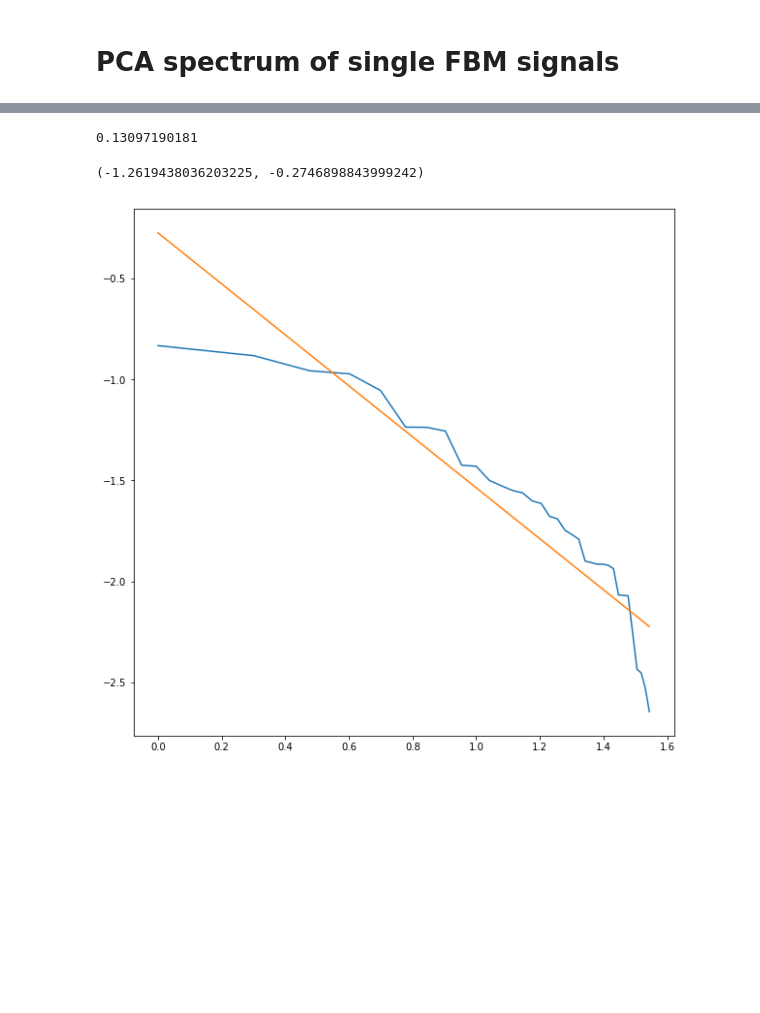
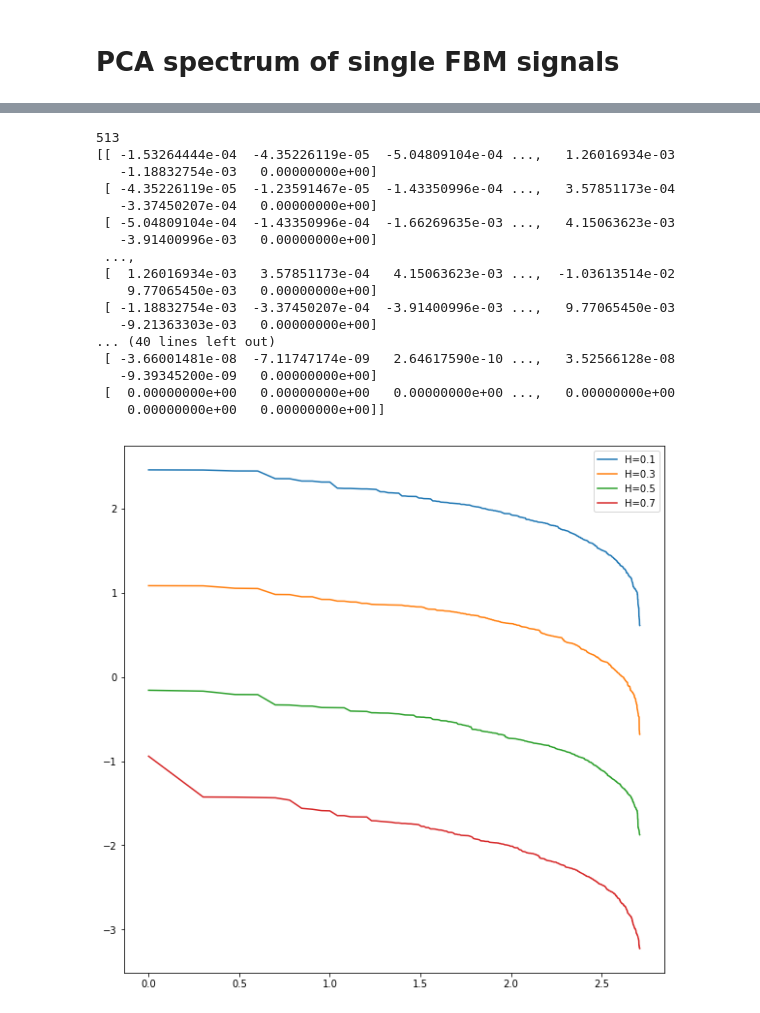
Before and after one commit to Agrim9/MultiFractal_Signal_Analysis, a Jupyter notebook: FBM_NB.ipynb, the cells around one changed output, grey strips where cells are left out. Saved outputs shown, nothing was run; the diff lists cells and outputs as text; code cells hidden in the pictures; blank space fills up the shorter version.

```diff
--- a/FBM_NB.ipynb
+++ b/FBM_NB.ipynb
@@ -203,6 +213,29 @@ plt.show()
-# %%
-get_wavelet_var('db10',0)
-# %% [output]
-0.13097190181
-(-1.2619438036203225, -0.2746898843999242)
-[figure, removed]
+# %%
+get_wavelet_var('haar',0.1)
+get_wavelet_var('haar',0.3)
+get_wavelet_var('haar',0.5)
+get_wavelet_var('haar',0.7)
+
+plt.legend(['H=0.1','H=0.3','H=0.5','H=0.7'])
+plt.show()
+
+#print(S)
+# %% [output]
+513
+[[ -1.53264444e-04  -4.35226119e-05  -5.04809104e-04 ...,   1.26016934e-03
+   -1.18832754e-03   0.00000000e+00]
+ [ -4.35226119e-05  -1.23591467e-05  -1.43350996e-04 ...,   3.57851173e-04
+   -3.37450207e-04   0.00000000e+00]
+ [ -5.04809104e-04  -1.43350996e-04  -1.66269635e-03 ...,   4.15063623e-03
+   -3.91400996e-03   0.00000000e+00]
+ ...,
+ [  1.26016934e-03   3.57851173e-04   4.15063623e-03 ...,  -1.03613514e-02
+    9.77065450e-03   0.00000000e+00]
+ [ -1.18832754e-03  -3.37450207e-04  -3.91400996e-03 ...,   9.77065450e-03
+   -9.21363303e-03   0.00000000e+00]
+... (40 lines left out)
+ [ -3.66001481e-08  -7.11747174e-09   2.64617590e-10 ...,   3.52566128e-08
+   -9.39345200e-09   0.00000000e+00]
+ [  0.00000000e+00   0.00000000e+00   0.00000000e+00 ...,   0.00000000e+00
+    0.00000000e+00   0.00000000e+00]]
+[figure, added]
```
Also changed, not shown: parts of 8 cells of this notebook, 3 other files.
